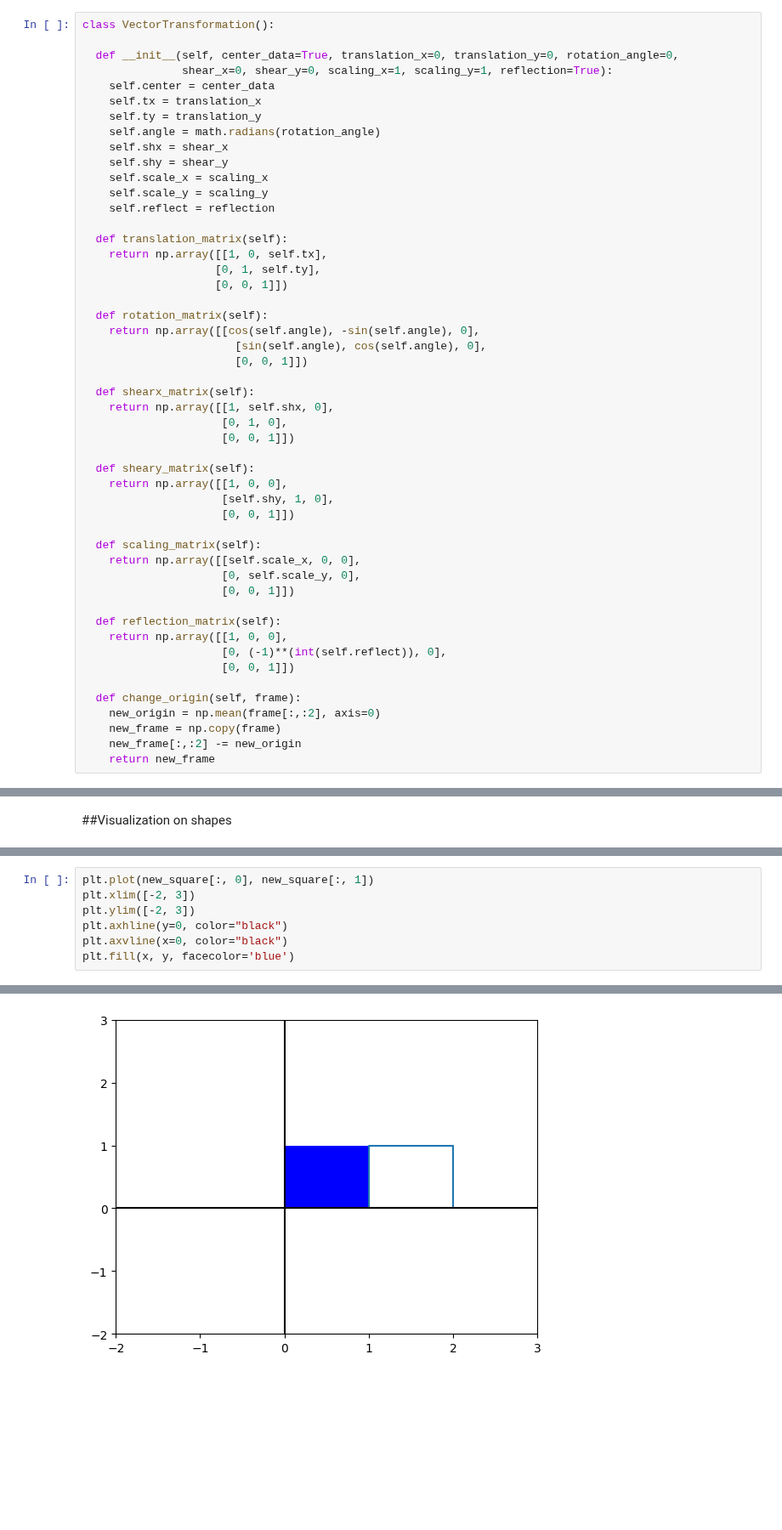
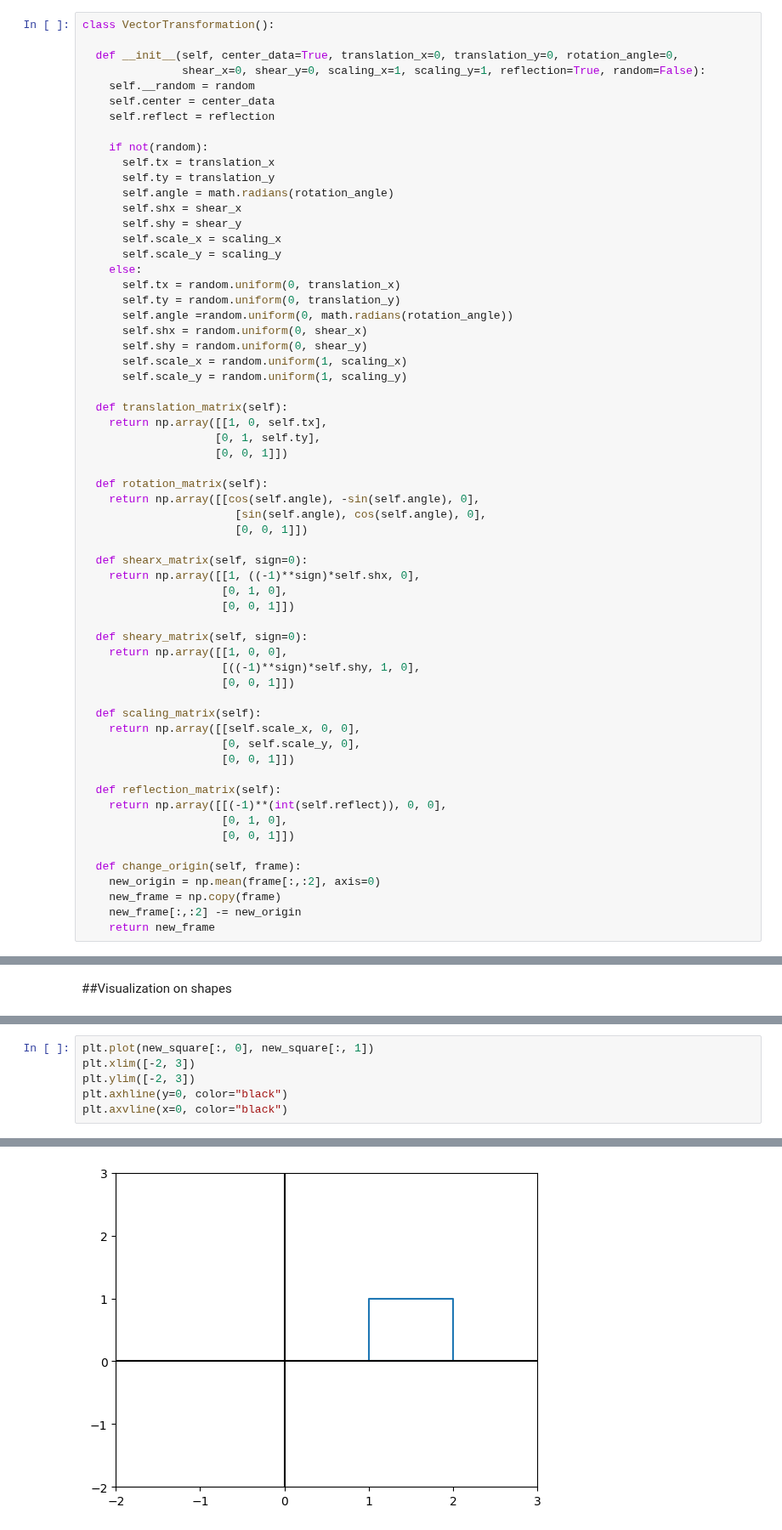
Before and after one commit to alys28/ASL-words-translator, a Jupyter notebook: data_augmentation/media_pipe_data_aug.ipynb, the cells around one changed output, grey strips where cells are left out. Shown at 85% size. Drawn from its saved outputs; the diff is of its cells as text; blank space fills up the shorter version.

```diff
--- a/data_augmentation/media_pipe_data_aug.ipynb
+++ b/data_augmentation/media_pipe_data_aug.ipynb
@@ -154,16 +154,27 @@ _, _=rotate(frame, 10)
 class VectorTransformation():
 
   def __init__(self, center_data=True, translation_x=0, translation_y=0, rotation_angle=0,
-               shear_x=0, shear_y=0, scaling_x=1, scaling_y=1, reflection=True):
+               shear_x=0, shear_y=0, scaling_x=1, scaling_y=1, reflection=True, random=False):
+    self.__random = random
     self.center = center_data
-    self.tx = translation_x
-    self.ty = translation_y
-    self.angle = math.radians(rotation_angle)
-    self.shx = shear_x
-    self.shy = shear_y
-    self.scale_x = scaling_x
-    self.scale_y = scaling_y
     self.reflect = reflection
+
+    if not(random):
+      self.tx = translation_x
+      self.ty = translation_y
+      self.angle = math.radians(rotation_angle)
+      self.shx = shear_x
+      self.shy = shear_y
+      self.scale_x = scaling_x
+      self.scale_y = scaling_y
+    else:
+      self.tx = random.uniform(0, translation_x)
+      self.ty = random.uniform(0, translation_y)
+      self.angle =random.uniform(0, math.radians(rotation_angle))
+      self.shx = random.uniform(0, shear_x)
+      self.shy = random.uniform(0, shear_y)
+      self.scale_x = random.uniform(1, scaling_x)
+      self.scale_y = random.uniform(1, scaling_y)
 
   def translation_matrix(self):
     return np.array([[1, 0, self.tx],
@@ -175,14 +186,14 @@ class VectorTransformation():
                        [sin(self.angle), cos(self.angle), 0],
                        [0, 0, 1]])
 
-  def shearx_matrix(self):
-    return np.array([[1, self.shx, 0],
+  def shearx_matrix(self, sign=0):
+    return np.array([[1, ((-1)**sign)*self.shx, 0],
                      [0, 1, 0],
                      [0, 0, 1]])
 
-  def sheary_matrix(self):
+  def sheary_matrix(self, sign=0):
     return np.array([[1, 0, 0],
-                     [self.shy, 1, 0],
+                     [((-1)**sign)*self.shy, 1, 0],
                      [0, 0, 1]])
 
   def scaling_matrix(self):
@@ -191,8 +202,8 @@ class VectorTransformation():
                      [0, 0, 1]])
 
   def reflection_matrix(self):
-    return np.array([[1, 0, 0],
-                     [0, (-1)**(int(self.reflect)), 0],
+    return np.array([[(-1)**(int(self.reflect)), 0, 0],
+                     [0, 1, 0],
                      [0, 0, 1]])
 
   def change_origin(self, frame):
@@ -367,5 +405,4 @@ plt.xlim([-2, 3])
 plt.ylim([-2, 3])
 plt.axhline(y=0, color="black")
 plt.axvline(x=0, color="black")
-plt.fill(x, y, facecolor='blue')
 # %% [output]
@@ -373 +410 @@ plt.fill(x, y, facecolor='blue')
-[figure, old version]
+[figure, new version]
```
Also changed, not shown: parts of 11 cells of this notebook.
